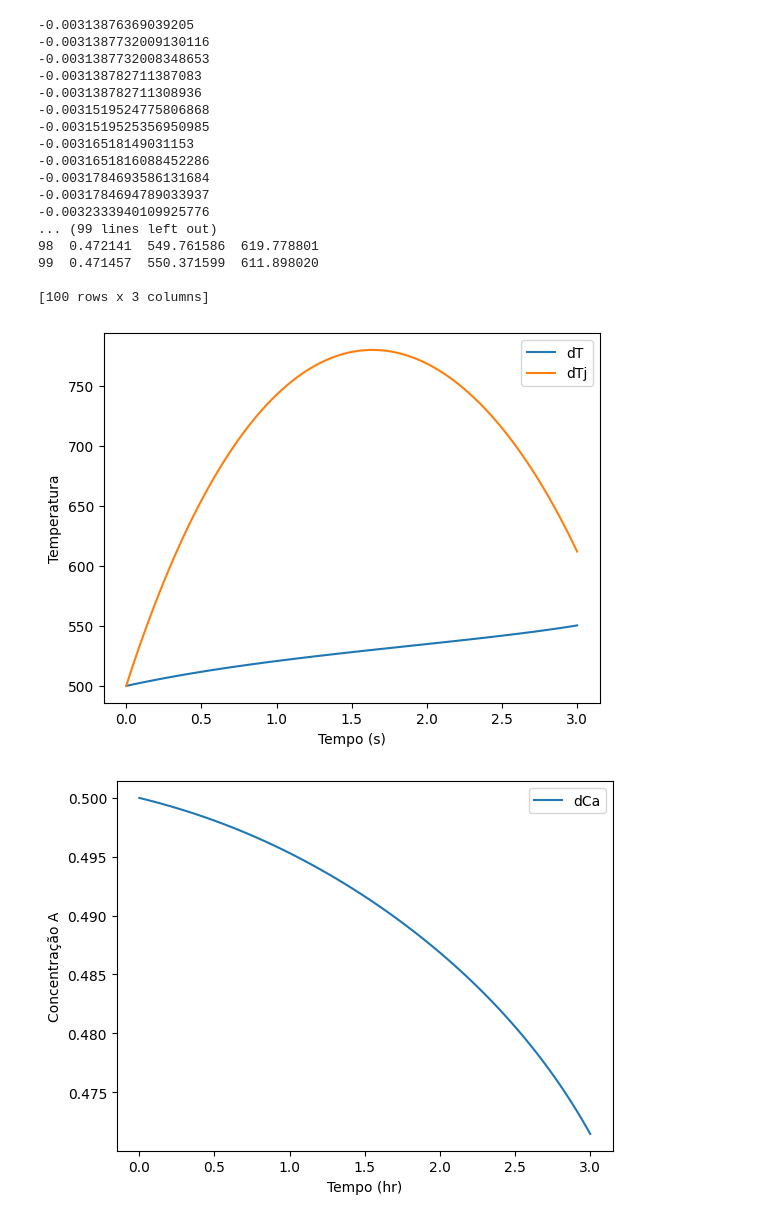
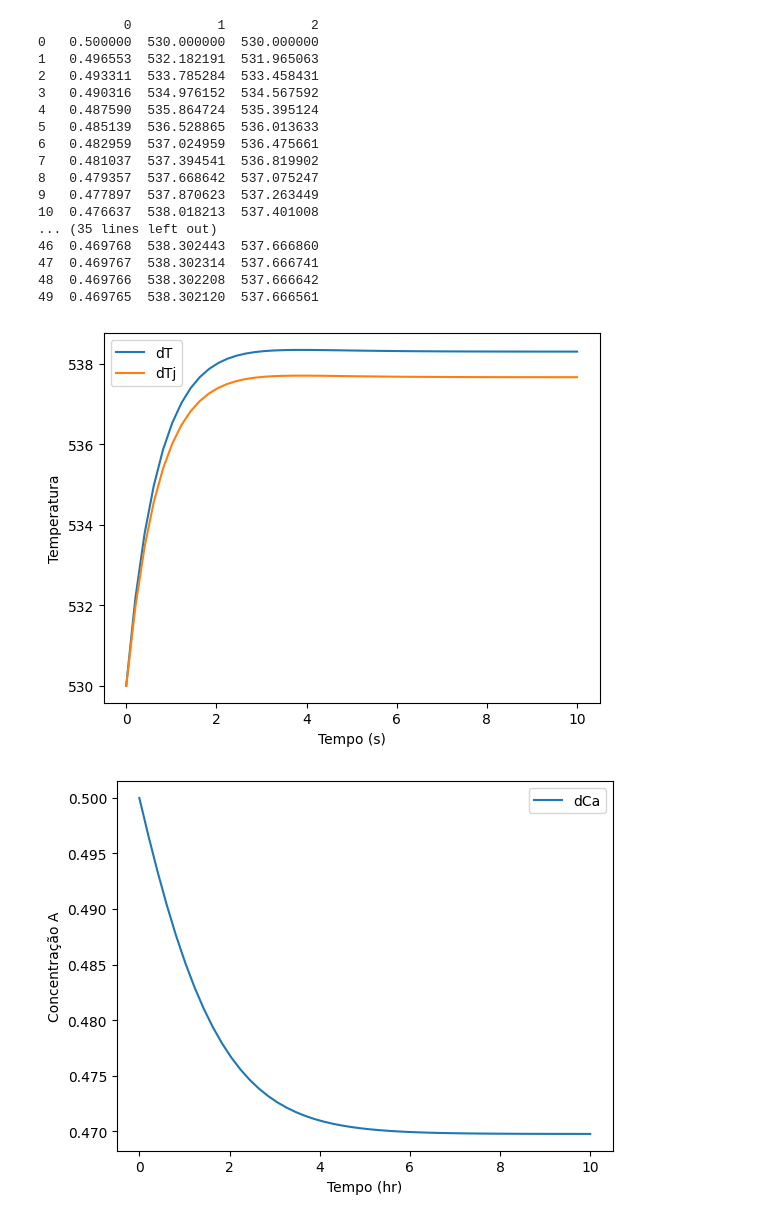
Before and after one commit to Batchuka/Explorando-Modelagem-Sistemas-Python, a Jupyter notebook: Testes.ipynb, the cells around one changed output. Drawn from its saved outputs; the diff is of its cells as text; code cells hidden in the pictures.

```diff
--- a/Testes.ipynb
+++ b/Testes.ipynb
@@ -35,7 +35,7 @@ def k(T):
 def odes(x,t):
 
     Ca  = x[0] # Concentração interna do reator;
-    Tj  = x[1] # Temperatura interna jaqueta;
+    Tj  = x[2] # Temperatura interna jaqueta;
     T   = x[1] # Temperatura interna do reator;
 
     # if T < 800:
@@ -48,58 +48,56 @@ def odes(x,t):
     dTdt   = (Fo/_v) * (To - T) - (Ca * lbd * ko)/(rho * Cp) - (_u * _a) * (T - Tj)/(rho * Cp * _v)
     dTjdt  = (Fj/Vj) * (Toj - Tj) + (_u * _a) * (T - Tj)/(rhoj * Cj * Vj)
 
-    print(dCadt)
-
     return dCadt, dTdt, dTjdt
 
 
-x0 = [0.5,500, 500]
-t = np.linspace(0,3,100)
+x0 = [0.5,530, 530]
+t = np.linspace(0,10)
 x = odeint(odes, x0, t)
 # x, infodict = odeint(odes, x0, t, full_output = True)
 
 data = pd.DataFrame(x)
 print(data)
 
 
 A = x[:,0]
 B = x[:,1]
 C = x[:,2]
 
 # print(f"o valor de A ==> {A}")
 # print(f"o valor de B ==> {B}")
 # print(f"o valor de C ==> {C}")
 
 plt.plot(t,B,label='dT')
 plt.plot(t,C,label='dTj')
 plt.legend()
 plt.xlabel("Tempo (s)")
 plt.ylabel("Temperatura")
 plt.show()
 
 plt.plot(t,A,label='dCa')
 plt.legend()
 plt.xlabel("Tempo (hr)")
 plt.ylabel("Concentração A")
 plt.show()
 plt.show()
 # %% [output]
--0.00313876369039205
--0.0031387732009130116
--0.0031387732008348653
--0.003138782711387083
--0.003138782711308936
--0.0031519524775806868
--0.0031519525356950985
--0.00316518149031153
--0.0031651816088452286
--0.0031784693586131684
--0.0031784694789033937
--0.0032333940109925776
-... (99 lines left out)
-98  0.472141  549.761586  619.778801
-99  0.471457  550.371599  611.898020
-
-[100 rows x 3 columns]
+           0           1           2
+0   0.500000  530.000000  530.000000
+1   0.496553  532.182191  531.965063
+2   0.493311  533.785284  533.458431
+3   0.490316  534.976152  534.567592
+4   0.487590  535.864724  535.395124
+5   0.485139  536.528865  536.013633
+6   0.482959  537.024959  536.475661
+7   0.481037  537.394541  536.819902
+8   0.479357  537.668642  537.075247
+9   0.477897  537.870623  537.263449
+10  0.476637  538.018213  537.401008
+... (35 lines left out)
+46  0.469768  538.302443  537.666860
+47  0.469767  538.302314  537.666741
+48  0.469766  538.302208  537.666642
+49  0.469765  538.302120  537.666561
-[figure, old version]
+[figure, new version]
-[figure, old version]
+[figure, new version]
```
